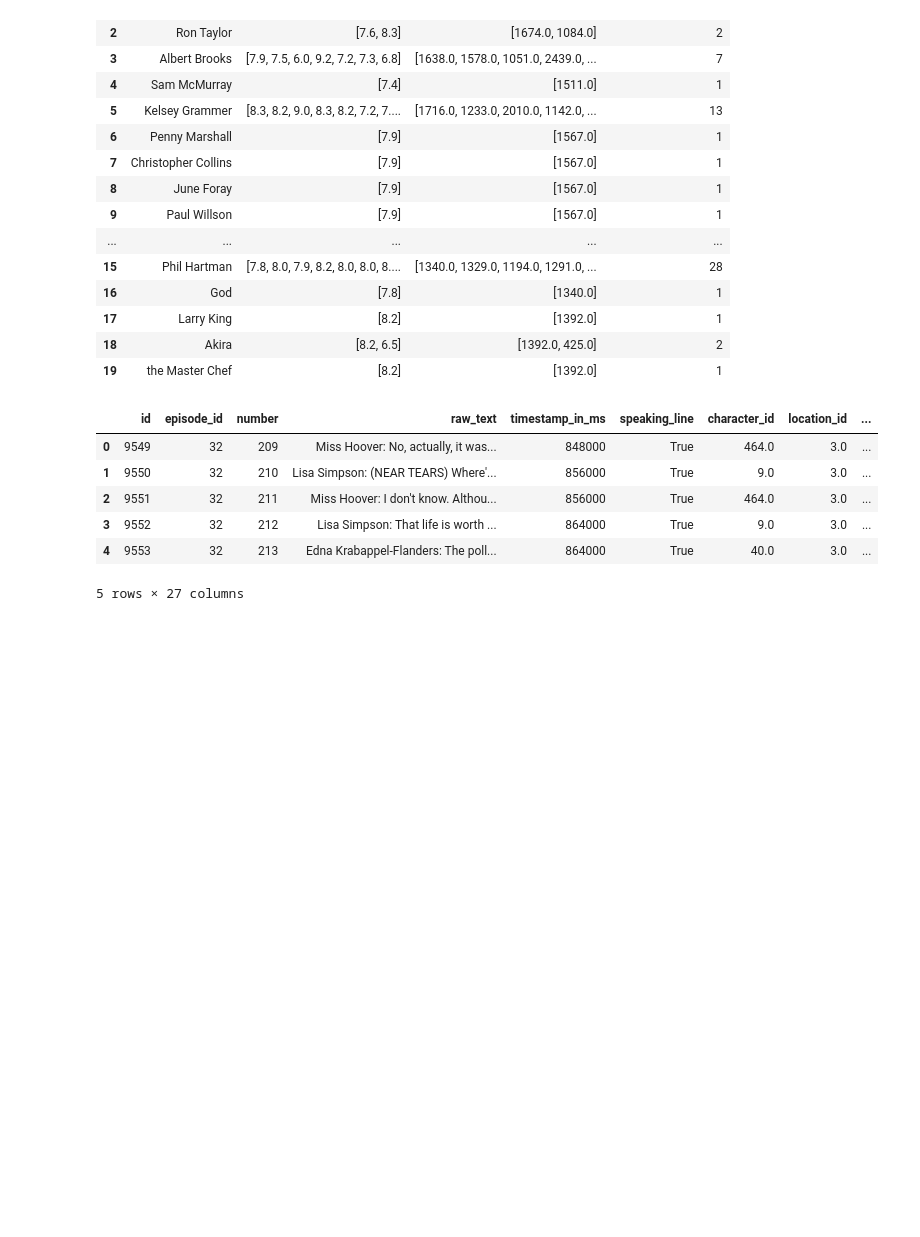
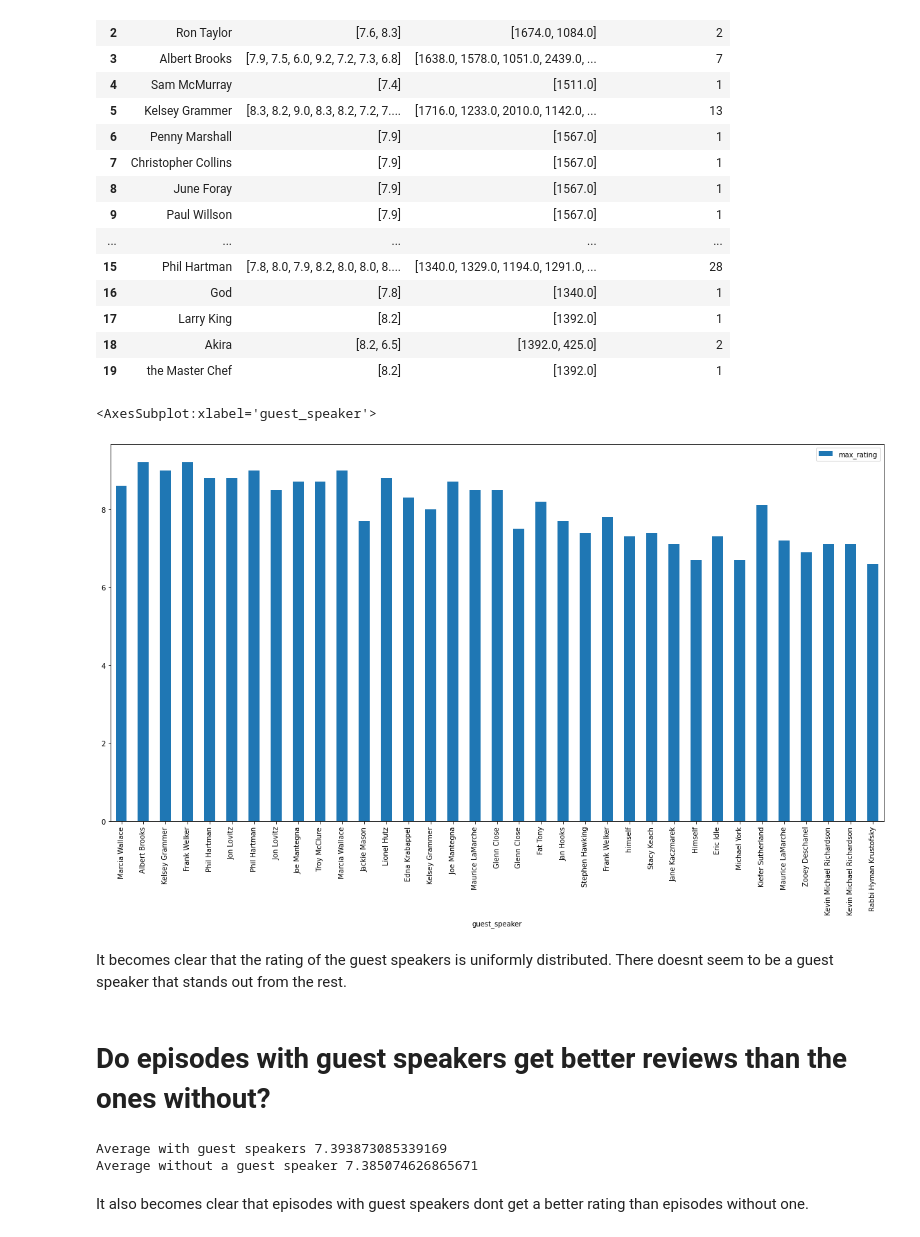
Before and after one commit to nic0gin/datamadness, a Jupyter notebook: box_data_analysis.ipynb, the cells around one changed output. Saved outputs shown, nothing was run; the diff lists cells and outputs as text; code cells hidden in the pictures; blank space fills up the shorter version.

Commit message:
finished my part of the analysis in the box_data_analysis notebook

```diff
--- a/box_data_analysis.ipynb
+++ b/box_data_analysis.ipynb
@@ -83,14 +87,35 @@ df_guest_speaker_rating.head(20)
 | 17 | Larry King | [8.2] | [1392.0] | 1 |
 | 18 | Akira | [8.2, 6.5] | [1392.0, 425.0] | 2 |
 | 19 | the Master Chef | [8.2] | [1392.0] | 1 |
-# %%
-df_scripts = pd.read_csv('Datasets/data-society-the-simpsons-by-the-data/simpsons_script_lines.csv')
-df_scripts.head()
-# %% [output]
-|  | id | episode_id | number | raw_text | timestamp_in_ms | speaking_line | character_id | location_id | ... |
-| 0 | 9549 | 32 | 209 | Miss Hoover: No, actually, it was... | 848000 | True | 464.0 | 3.0 | ... |
-| 1 | 9550 | 32 | 210 | Lisa Simpson: (NEAR TEARS) Where'... | 856000 | True | 9.0 | 3.0 | ... |
-| 2 | 9551 | 32 | 211 | Miss Hoover: I don't know. Althou... | 856000 | True | 464.0 | 3.0 | ... |
-| 3 | 9552 | 32 | 212 | Lisa Simpson: That life is worth ... | 864000 | True | 9.0 | 3.0 | ... |
-| 4 | 9553 | 32 | 213 | Edna Krabappel-Flanders: The poll... | 864000 | True | 40.0 | 3.0 | ... |
-5 rows × 27 columns
+# %%
+df_guest_speaker_rating.head()
+# remove empty arrays from the imdb_rating column
+df_guest_speaker_rating = df_guest_speaker_rating[df_guest_speaker_rating['imdb_rating'].map(len) > 0]
+#print(df_guest_speaker_rating['imdb_rating'].any())
+df_guest_speaker_rating['max_rating'] = df_guest_speaker_rating['imdb_rating'].apply(lambda x: np.max(x))
+
+#create a column with the average rating of the guest speaker
+# plot the average rating of the guest speaker when they at least appeared in 3 episodes
+df_guest_speaker_rating[df_guest_speaker_rating['number_of_episodes'] >= 3].plot(x='guest_speaker', y='max_rating', kind='bar', figsize=(20,10))
+# %% [output]
+<AxesSubplot:xlabel='guest_speaker'>
+[figure, added]
+# %% [markdown]
+It becomes clear that the rating of the guest speakers is uniformly distributed. There doesnt seem to be a guest speaker that stands out from the rest.
+# %% [markdown]
+# Do episodes with guest speakers get better reviews than the ones without? #
+# %%
+# get a list of all the episodes that have a guest speaker and one without guest speakers
+df_guest_speaker = df_full.dropna(subset=['voice'])
+df_no_guest_speaker = df_full[df_full['voice'].isna()]
+
+df_episodes = pd.read_csv('Datasets/data-society-the-simpsons-by-the-data/simpsons_episodes.csv')
+# get the average rating of the episodes with guest speakers
+print('Average with guest speakers',df_episodes[df_episodes['production_code'].isin(df_guest_speaker['production_code'])]['imdb_rating'].mean())
+# get the average rating of the episodes without guest speakers
+print('Average without a guest speaker',df_episodes[df_episodes['production_code'].isin(df_no_guest_speaker['production_code'])]['imdb_rating'].mean())
+# %% [output]
+Average with guest speakers 7.393873085339169
+Average without a guest speaker 7.385074626865671
+# %% [markdown]
+It also becomes clear that episodes with guest speakers dont get a better rating than episodes without one.
```
Also changed, not shown: parts of 13 cells of this notebook.
